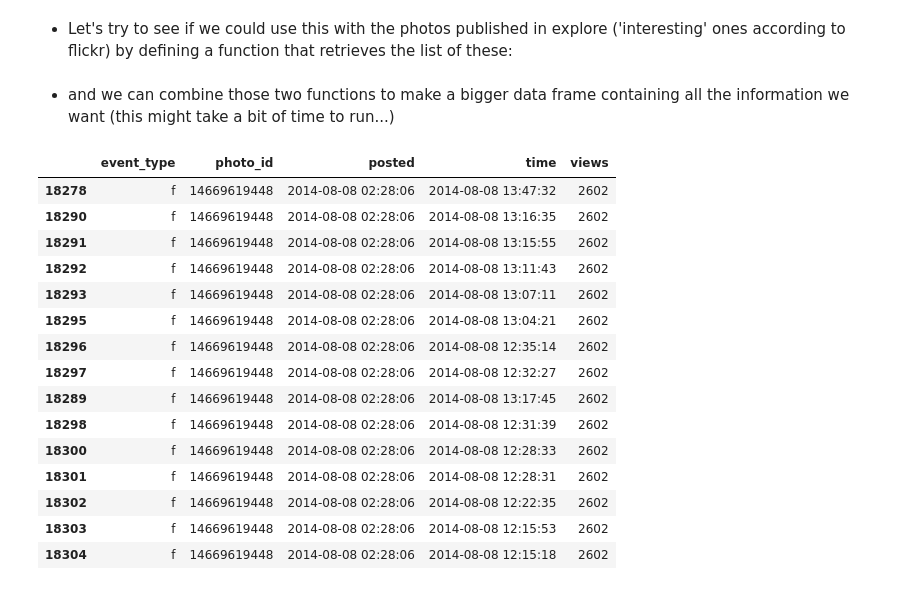
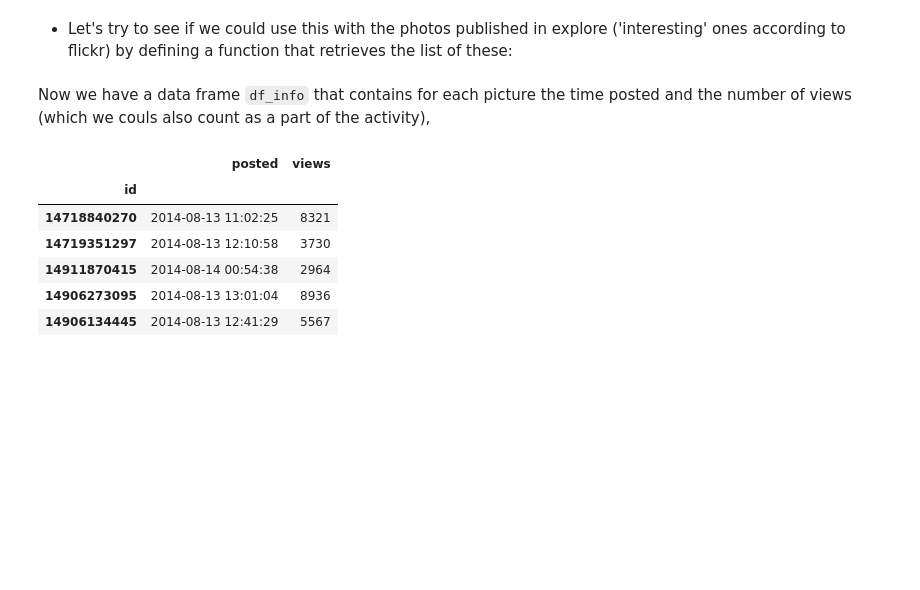
Before and after one commit to odhondt/flickr-data, a Jupyter notebook: flickr data.ipynb, the cells around one changed output. Saved outputs shown, nothing was run; the diff lists cells and outputs as text; code cells hidden in the pictures; blank space fills up the shorter version.

Commit message:
improved functions

```diff
--- a/flickr data.ipynb
+++ b/flickr data.ipynb
@@ -323,7 +286,5 @@ def getInterestingList():
     df_tmp = pd.read_json(json.dumps(json_tmp['photos']['photo']))
     df = df_tmp['id']
     return df # list of photo ids
-# %% [markdown]
-- and we can combine those two functions to make a bigger data frame containing all the information we want (this might take a bit of time to run...)
 # %%
 # Making a data frame with pictures from explore
@@ -334,19 +294,12 @@ for p_id in df_tmp[0:5]:
-# %%
-df.sort('views').head(15)
-# %% [output]
-|  | event_type | photo_id | posted | time | views |
-| 18278 | f | 14669619448 | 2014-08-08 02:28:06 | 2014-08-08 13:47:32 | 2602 |
-| 18290 | f | 14669619448 | 2014-08-08 02:28:06 | 2014-08-08 13:16:35 | 2602 |
-| 18291 | f | 14669619448 | 2014-08-08 02:28:06 | 2014-08-08 13:15:55 | 2602 |
-| 18292 | f | 14669619448 | 2014-08-08 02:28:06 | 2014-08-08 13:11:43 | 2602 |
-| 18293 | f | 14669619448 | 2014-08-08 02:28:06 | 2014-08-08 13:07:11 | 2602 |
-| 18295 | f | 14669619448 | 2014-08-08 02:28:06 | 2014-08-08 13:04:21 | 2602 |
-| 18296 | f | 14669619448 | 2014-08-08 02:28:06 | 2014-08-08 12:35:14 | 2602 |
-| 18297 | f | 14669619448 | 2014-08-08 02:28:06 | 2014-08-08 12:32:27 | 2602 |
-| 18289 | f | 14669619448 | 2014-08-08 02:28:06 | 2014-08-08 13:17:45 | 2602 |
-| 18298 | f | 14669619448 | 2014-08-08 02:28:06 | 2014-08-08 12:31:39 | 2602 |
-| 18300 | f | 14669619448 | 2014-08-08 02:28:06 | 2014-08-08 12:28:33 | 2602 |
-| 18301 | f | 14669619448 | 2014-08-08 02:28:06 | 2014-08-08 12:28:31 | 2602 |
-| 18302 | f | 14669619448 | 2014-08-08 02:28:06 | 2014-08-08 12:22:35 | 2602 |
-| 18303 | f | 14669619448 | 2014-08-08 02:28:06 | 2014-08-08 12:15:53 | 2602 |
-| 18304 | f | 14669619448 | 2014-08-08 02:28:06 | 2014-08-08 12:15:18 | 2602 |
+# %% [markdown]
+Now we have a data frame `df_info` that contains for each picture the time posted and the number of views (which we couls also count as a part of the activity),
+# %%
+df_info.tail()
+# %% [output]
+|  | posted | views |
+| id |  |  |
+| 14718840270 | 2014-08-13 11:02:25 | 8321 |
+| 14719351297 | 2014-08-13 12:10:58 | 3730 |
+| 14911870415 | 2014-08-14 00:54:38 | 2964 |
+| 14906273095 | 2014-08-13 13:01:04 | 8936 |
+| 14906134445 | 2014-08-13 12:41:29 | 5567 |
```
Also changed, not shown: parts of 22 cells of this notebook.
